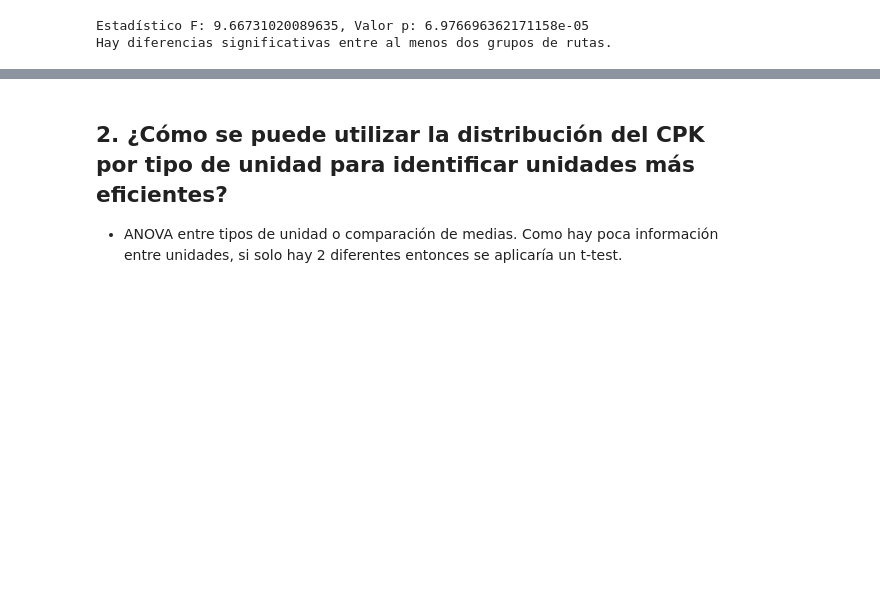
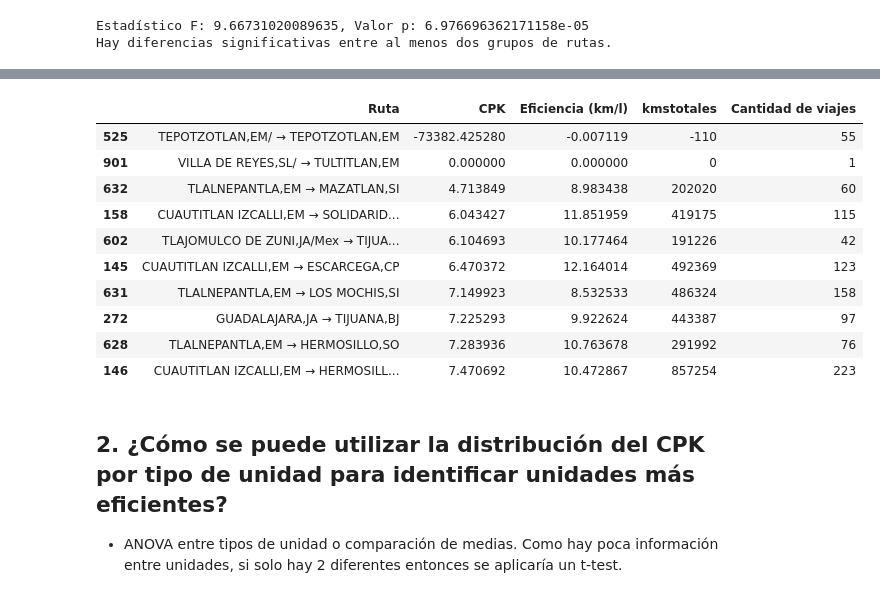
Before and after one commit to pomaremiliano/dashboard-datastorm, a Jupyter notebook: data/RecoleccionReto.ipynb, the cells around one changed output, grey strips where cells are left out. Cells and saved outputs as stored; diff of their text form; code cells hidden in the pictures; blank space fills up the shorter version.

```diff
--- a/data/RecoleccionReto.ipynb
+++ b/data/RecoleccionReto.ipynb
@@ -526,3 +549,19 @@ Hay diferencias significativas entre al menos dos grupos de rutas.
+# %%
+# Mostrar las 10 rutas con menor CPK (más rentables por kilómetro)
+top10_rutas_menor_cpk = tabla_rutas.sort_values(by="CPK").head(10)
+top10_rutas_menor_cpk[["Ruta", "CPK", "Eficiencia (km/l)", "kmstotales", "Cantidad de viajes"]]
+# %% [output]
+|  | Ruta | CPK | Eficiencia (km/l) | kmstotales | Cantidad de viajes |
+| 525 | TEPOTZOTLAN,EM/ → TEPOTZOTLAN,EM | -73382.425280 | -0.007119 | -110 | 55 |
+| 901 | VILLA DE REYES,SL/ → TULTITLAN,EM | 0.000000 | 0.000000 | 0 | 1 |
+| 632 | TLALNEPANTLA,EM → MAZATLAN,SI | 4.713849 | 8.983438 | 202020 | 60 |
+| 158 | CUAUTITLAN IZCALLI,EM → SOLIDARID... | 6.043427 | 11.851959 | 419175 | 115 |
+| 602 | TLAJOMULCO DE ZUNI,JA/Mex → TIJUA... | 6.104693 | 10.177464 | 191226 | 42 |
+| 145 | CUAUTITLAN IZCALLI,EM → ESCARCEGA,CP | 6.470372 | 12.164014 | 492369 | 123 |
+| 631 | TLALNEPANTLA,EM → LOS MOCHIS,SI | 7.149923 | 8.532533 | 486324 | 158 |
+| 272 | GUADALAJARA,JA → TIJUANA,BJ | 7.225293 | 9.922624 | 443387 | 97 |
+| 628 | TLALNEPANTLA,EM → HERMOSILLO,SO | 7.283936 | 10.763678 | 291992 | 76 |
+| 146 | CUAUTITLAN IZCALLI,EM → HERMOSILL... | 7.470692 | 10.472867 | 857254 | 223 |
 # %% [markdown]
 ## 2. ¿Cómo se puede utilizar la distribución del CPK por tipo de unidad para identificar unidades más eficientes?
 
```
Also changed, not shown: parts of 14 cells of this notebook, 2 other files.
